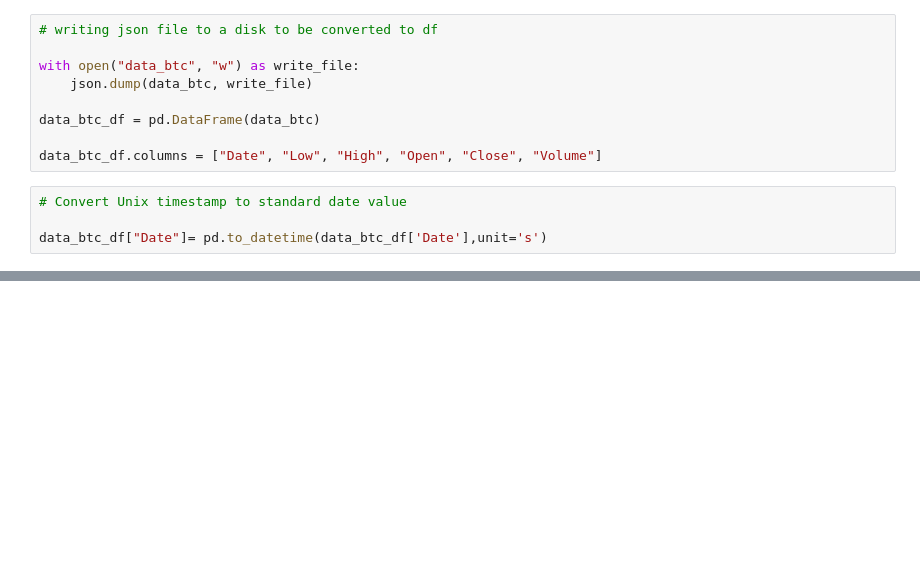
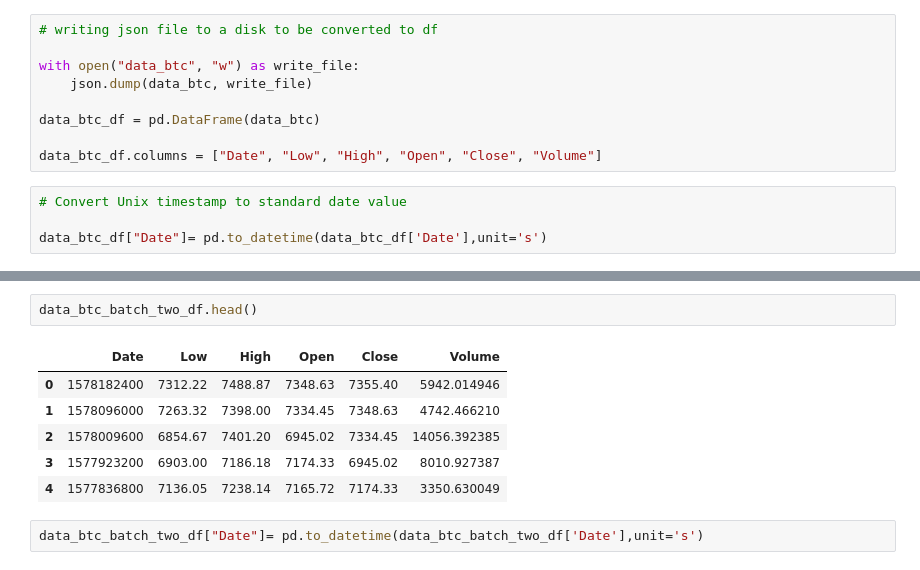
Before and after one commit to mdschulz1973/Planet_Express_IO, a Jupyter notebook: notebooks/raw_crypto_data.ipynb, the cells around one changed output, grey strips where cells are left out. Drawn from its saved outputs; the diff is of its cells as text; blank space fills up the shorter version.

```diff
--- a/notebooks/raw_crypto_data.ipynb
+++ b/notebooks/raw_crypto_data.ipynb
@@ -89,0 +113,11 @@ data_btc_df
+# %%
+data_btc_batch_two_df.head()
+# %% [output]
+|  | Date | Low | High | Open | Close | Volume |
+| 0 | 1578182400 | 7312.22 | 7488.87 | 7348.63 | 7355.40 | 5942.014946 |
+| 1 | 1578096000 | 7263.32 | 7398.00 | 7334.45 | 7348.63 | 4742.466210 |
+| 2 | 1578009600 | 6854.67 | 7401.20 | 6945.02 | 7334.45 | 14056.392385 |
+| 3 | 1577923200 | 6903.00 | 7186.18 | 7174.33 | 6945.02 | 8010.927387 |
+| 4 | 1577836800 | 7136.05 | 7238.14 | 7165.72 | 7174.33 | 3350.630049 |
+# %%
+data_btc_batch_two_df["Date"]= pd.to_datetime(data_btc_batch_two_df['Date'],unit='s')
```
Also changed, not shown: parts of 5 cells of this notebook, 2 other files.
